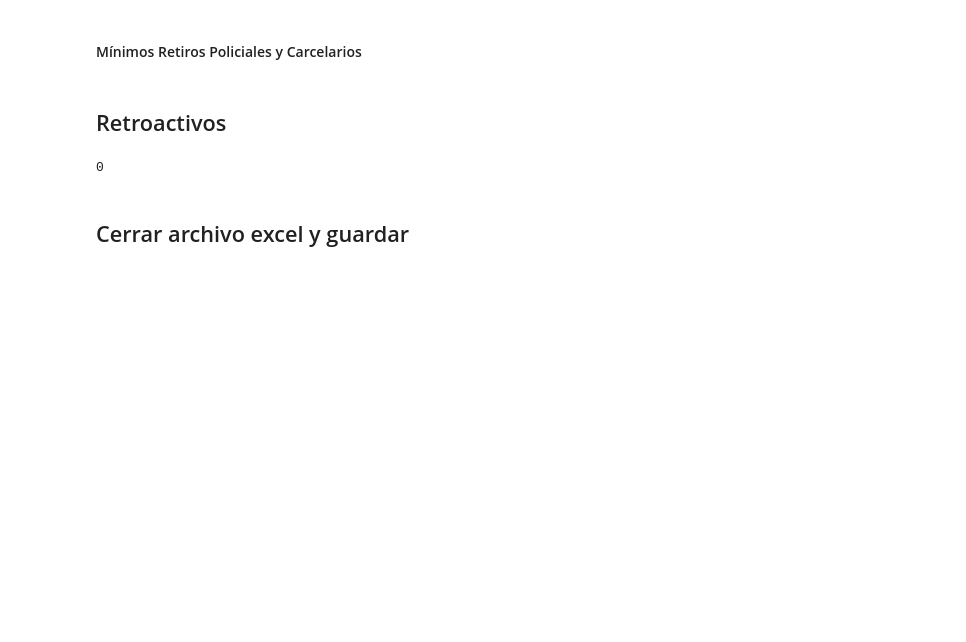
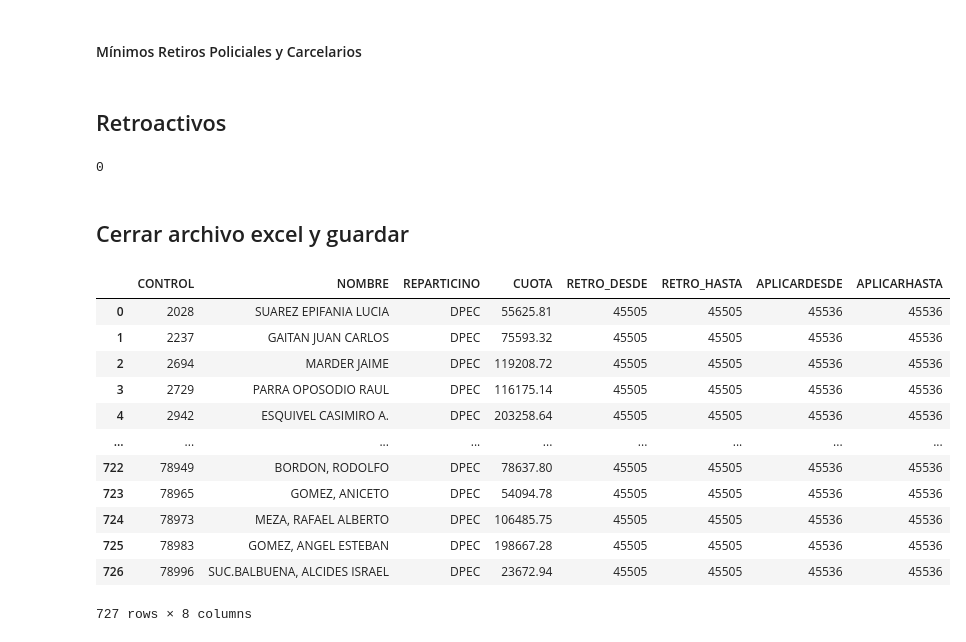
Before and after one commit to chrisgalvez/ReportesLiquidaciones, a Jupyter notebook: COMPARATIVA LIQUIDACIONES.ipynb, the cells around one changed output. Drawn from its saved outputs; the diff is of its cells as text; code cells hidden in the pictures; blank space fills up the shorter version.

```diff
--- a/COMPARATIVA LIQUIDACIONES.ipynb
+++ b/COMPARATIVA LIQUIDACIONES.ipynb
@@ -226,11 +228,12 @@ brutos_minimo = beneficios_liq.join(liquidacion_liq, on=["PLLA","ORDEN","AFILIAD
 # %% [markdown]
 ## Retroactivos
 # %%
-calculos = pd.read_sql("""SELECT D.CONTROL, D.NOMBRE, DC.VALOR CUOTA, DC.FINI RETRO_DESDE,
+calculos = pd.read_sql("""SELECT D.CONTROL, D.NOMBRE, R.DETALLE AS REPARTICINO, DC.VALOR CUOTA, DC.FINI RETRO_DESDE,
             DC.FFIN RETRO_HASTA, APLICARDESDE, APLICARHASTA
             FROM DATOSAFILIADO D INNER JOIN
             CALCULOS C ON C.CONTROL=D.CONTROL
             INNER JOIN DATCALCULOS DC ON DC.CODLIQ=C.CODLIQ
+            INNER JOIN REPARTICION R ON R.COD=D.LETRA
             INNER JOIN PLANES P ON P.CODLIQ=C.CODLIQ
             WHERE MONTH(CONVERT(DATETIME, C.FECHA+2))=MONTH(GETDATE()) AND YEAR(CONVERT(DATETIME, C.FECHA+2))=YEAR(GETDATE())
             AND USUARIO = 'SISTEMAS'""", conn)
@@ -246,3 +249,19 @@ ws.set_column("E:H", 15, formato_fecha )
 # %%
 ### Guardado y cierre del archivo excel
 writer.close()
+# %%
+calculos
+# %% [output]
+|  | CONTROL | NOMBRE | REPARTICINO | CUOTA | RETRO_DESDE | RETRO_HASTA | APLICARDESDE | APLICARHASTA |
+| 0 | 2028 | SUAREZ EPIFANIA LUCIA | DPEC | 55625.81 | 45505 | 45505 | 45536 | 45536 |
+| 1 | 2237 | GAITAN JUAN CARLOS | DPEC | 75593.32 | 45505 | 45505 | 45536 | 45536 |
+| 2 | 2694 | MARDER JAIME | DPEC | 119208.72 | 45505 | 45505 | 45536 | 45536 |
+| 3 | 2729 | PARRA OPOSODIO RAUL | DPEC | 116175.14 | 45505 | 45505 | 45536 | 45536 |
+| 4 | 2942 | ESQUIVEL CASIMIRO A. | DPEC | 203258.64 | 45505 | 45505 | 45536 | 45536 |
+| ... | ... | ... | ... | ... | ... | ... | ... | ... |
+| 722 | 78949 | BORDON, RODOLFO | DPEC | 78637.80 | 45505 | 45505 | 45536 | 45536 |
+| 723 | 78965 | GOMEZ, ANICETO | DPEC | 54094.78 | 45505 | 45505 | 45536 | 45536 |
+| 724 | 78973 | MEZA, RAFAEL ALBERTO | DPEC | 106485.75 | 45505 | 45505 | 45536 | 45536 |
+| 725 | 78983 | GOMEZ, ANGEL ESTEBAN | DPEC | 198667.28 | 45505 | 45505 | 45536 | 45536 |
+| 726 | 78996 | SUC.BALBUENA, ALCIDES ISRAEL | DPEC | 23672.94 | 45505 | 45505 | 45536 | 45536 |
+727 rows × 8 columns
```
Also changed, not shown: parts of 1 cell of this notebook, 3 other files.
